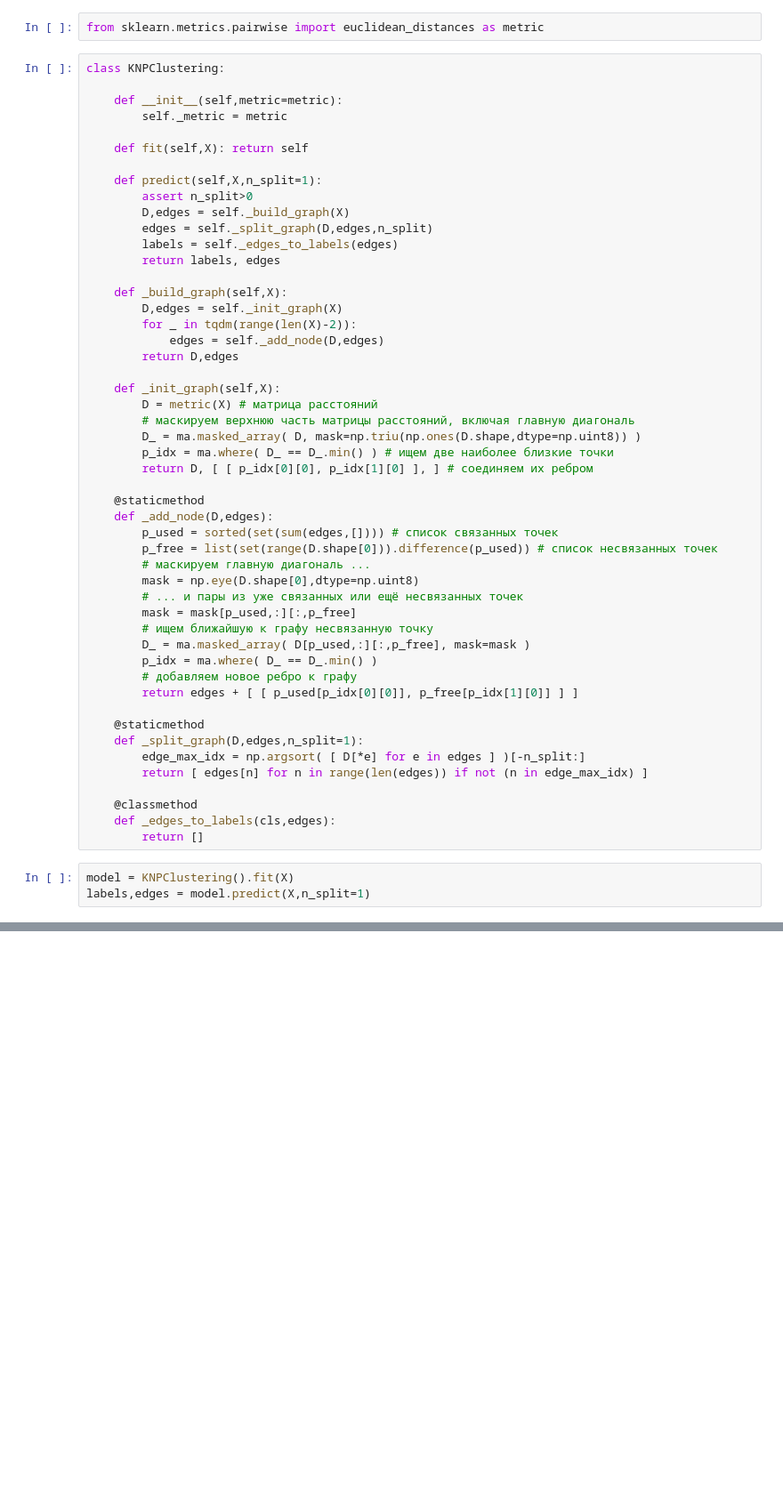
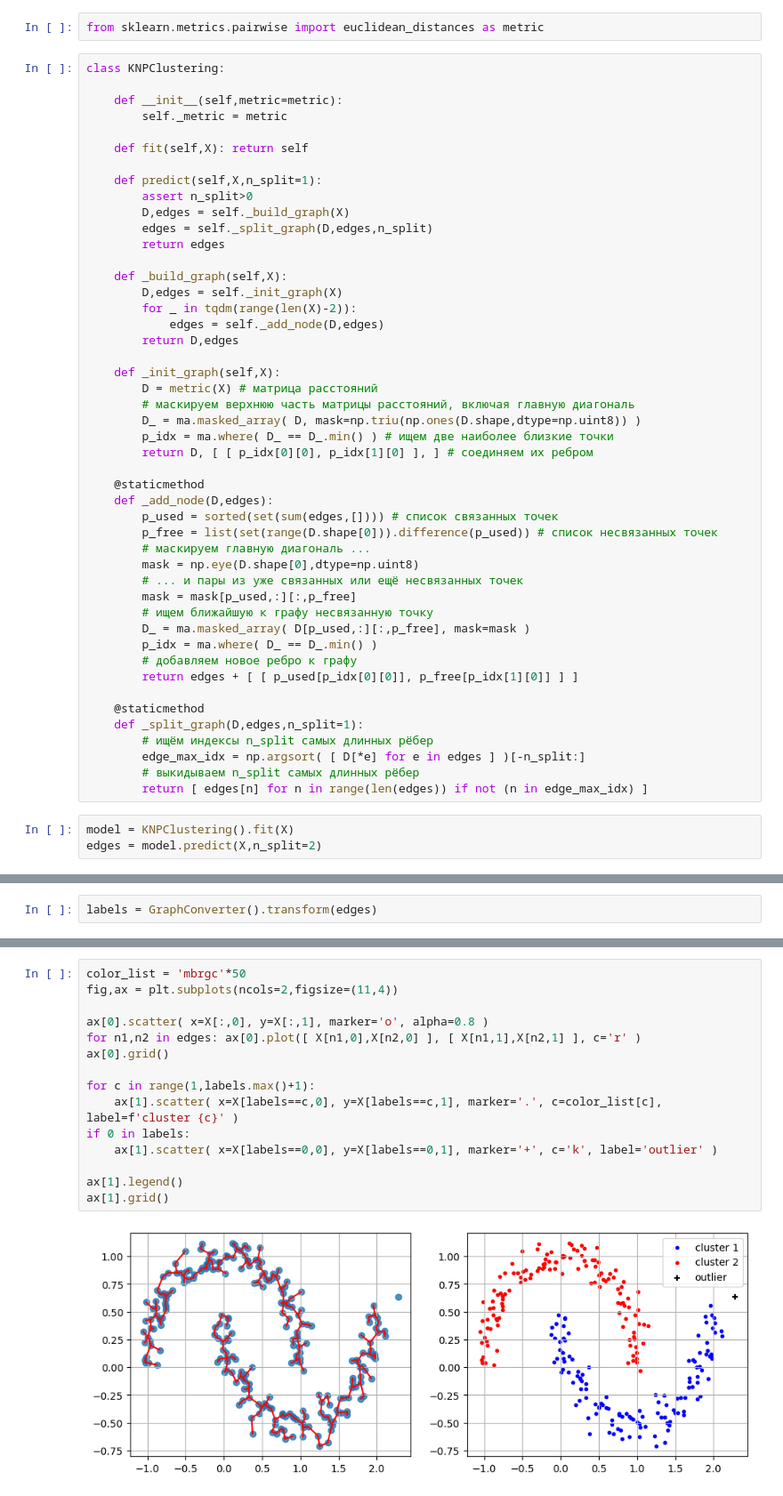
Before and after one commit to mechanoid5/ml_lectorium_2024_I, a Jupyter notebook: examples/07-clustering/06-knp.ipynb, the cells around one changed output, grey strips where cells are left out. Shown: that part at 89% size. Saved outputs shown, nothing was run; the diff lists cells and outputs as text; blank space fills up the shorter version.

```diff
--- a/examples/07-clustering/06-knp.ipynb
+++ b/examples/07-clustering/06-knp.ipynb
@@ -54,8 +56,7 @@ class KNPClustering:
         assert n_split>0
         D,edges = self._build_graph(X)
         edges = self._split_graph(D,edges,n_split)
-        labels = self._edges_to_labels(edges)
-        return labels, edges
+        return edges
 
     def _build_graph(self,X):
         D,edges = self._init_graph(X)
@@ -86,12 +87,10 @@ class KNPClustering:
 
     @staticmethod
     def _split_graph(D,edges,n_split=1):
+        # ищём индексы n_split самых длинных рёбер
         edge_max_idx = np.argsort( [ D[*e] for e in edges ] )[-n_split:]
+        # выкидываем n_split самых длинных рёбер
         return [ edges[n] for n in range(len(edges)) if not (n in edge_max_idx) ]
-
-    @classmethod
-    def _edges_to_labels(cls,edges):
-        return []
 # %%
 model = KNPClustering().fit(X)
-labels,edges = model.predict(X,n_split=1)
+edges = model.predict(X,n_split=2)
@@ -107,0 +144,2 @@ plt.show()
+# %%
+labels = GraphConverter().transform(edges)
@@ -107,0 +148,17 @@ plt.show()
+# %%
+color_list = 'mbrgc'*50
+fig,ax = plt.subplots(ncols=2,figsize=(11,4))
+
+ax[0].scatter( x=X[:,0], y=X[:,1], marker='o', alpha=0.8 )
+for n1,n2 in edges: ax[0].plot([ X[n1,0],X[n2,0] ], [ X[n1,1],X[n2,1] ], c='r' )
+ax[0].grid()
+
+for c in range(1,labels.max()+1):
+    ax[1].scatter( x=X[labels==c,0], y=X[labels==c,1], marker='.', c=color_list[c], label=f'cluster {c}' )
+if 0 in labels:
+    ax[1].scatter( x=X[labels==0,0], y=X[labels==0,1], marker='+', c='k', label='outlier' )
+
+ax[1].legend()
+ax[1].grid()
+# %% [output]
+[figure, added]
```
Also changed, not shown: parts of 9 cells of this notebook.
